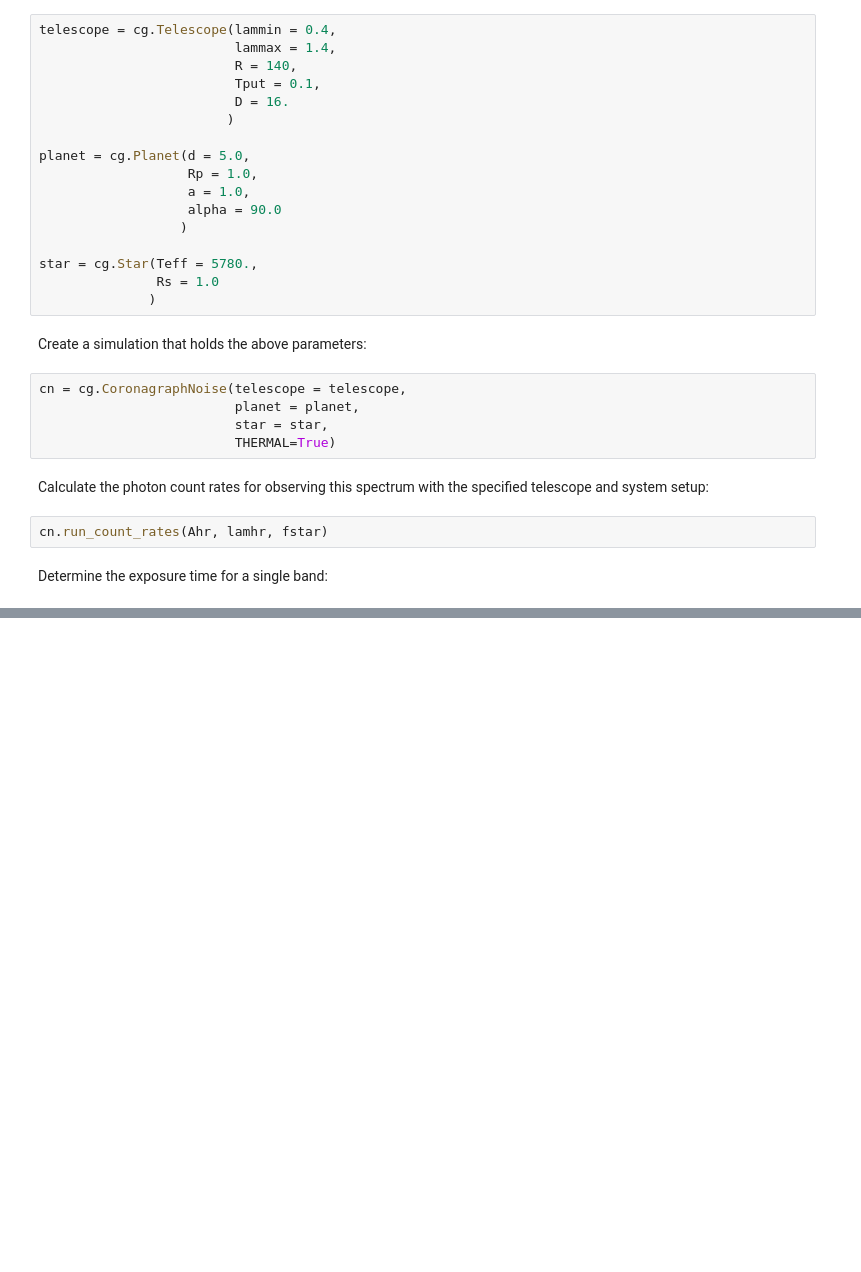
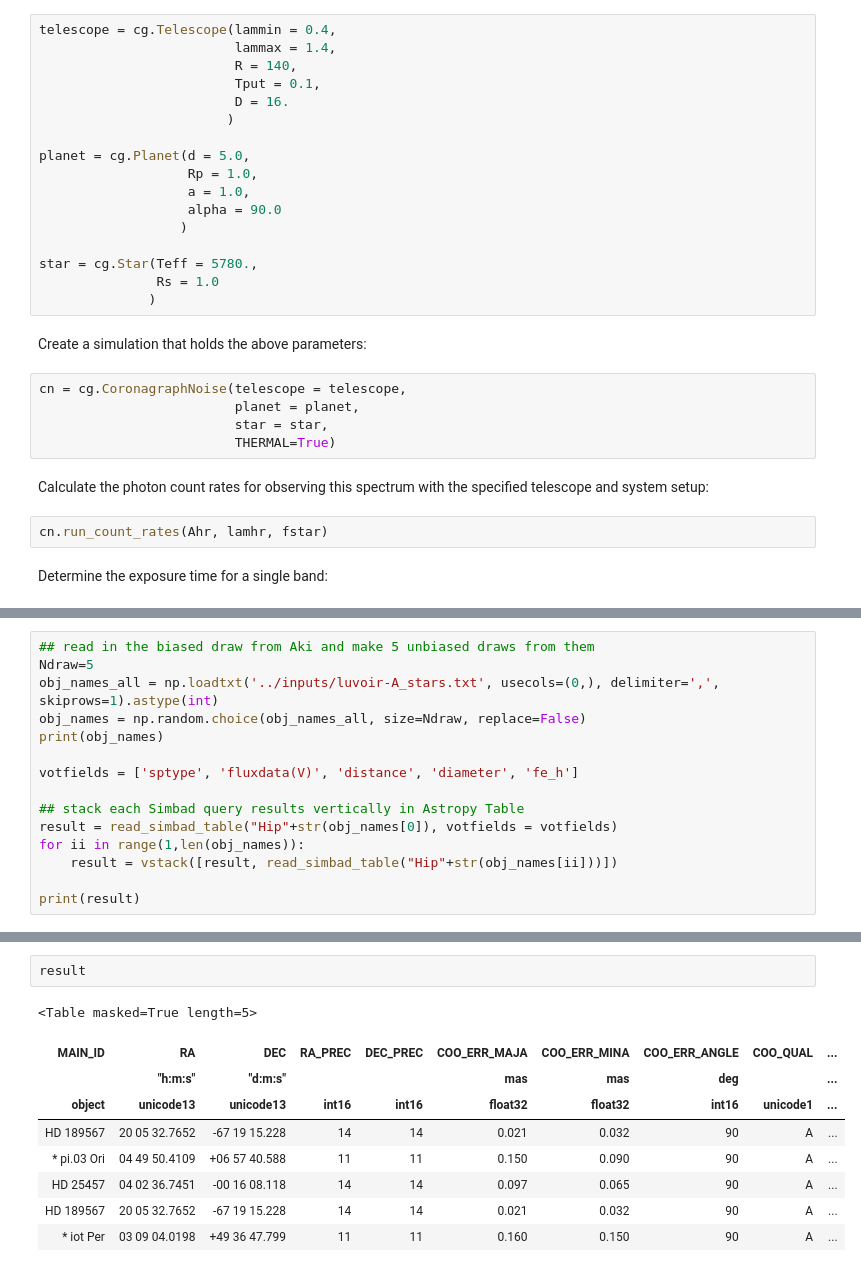
Before and after one commit to jlustigy/luvoir_hec_drm, a Jupyter notebook: notebooks/initial_spectroscopy.ipynb, the cells around one changed output, grey strips where cells are left out. Drawn from its saved outputs; the diff is of its cells as text; blank space fills up the shorter version.

Commit message:
lookup table for stellar types and minor updates

```diff
--- a/notebooks/initial_spectroscopy.ipynb
+++ b/notebooks/initial_spectroscopy.ipynb
@@ -430,0 +490,15 @@ etimes = determine_exposure_time(cn, [0.88, 1.0], title = "0.96$\mu$m H$_2$O", p
+# %%
+## read in the biased draw from Aki and make 5 unbiased draws from them
+Ndraw=5
+obj_names_all = np.loadtxt('../inputs/luvoir-A_stars.txt', usecols=(0,), delimiter=',', skiprows=1).astype(int)
+obj_names = np.random.choice(obj_names_all, size=Ndraw, replace=False)
+print(obj_names)
+
+votfields = ['sptype', 'fluxdata(V)', 'distance', 'diameter', 'fe_h']
+
+## stack each Simbad query results vertically in Astropy Table
+result = read_simbad_table("Hip"+str(obj_names[0]), votfields = votfields)
+for ii in range(1,len(obj_names)):
+    result = vstack([result, read_simbad_table("Hip"+str(obj_names[ii]))])
+
+print(result)
@@ -430,0 +516,12 @@ etimes = determine_exposure_time(cn, [0.88, 1.0], title = "0.96$\mu$m H$_2$O", p
+# %%
+result
+# %% [output]
+<Table masked=True length=5>
+| MAIN_ID | RA | DEC | RA_PREC | DEC_PREC | COO_ERR_MAJA | COO_ERR_MINA | COO_ERR_ANGLE | COO_QUAL | ... |
+|  | "h:m:s" | "d:m:s" |  |  | mas | mas | deg |  | ... |
+| object | unicode13 | unicode13 | int16 | int16 | float32 | float32 | int16 | unicode1 | ... |
+| HD 189567 | 20 05 32.7652 | -67 19 15.228 | 14 | 14 | 0.021 | 0.032 | 90 | A | ... |
+| * pi.03 Ori | 04 49 50.4109 | +06 57 40.588 | 11 | 11 | 0.150 | 0.090 | 90 | A | ... |
+| HD 25457 | 04 02 36.7451 | -00 16 08.118 | 14 | 14 | 0.097 | 0.065 | 90 | A | ... |
+| HD 189567 | 20 05 32.7652 | -67 19 15.228 | 14 | 14 | 0.021 | 0.032 | 90 | A | ... |
+| * iot Per | 03 09 04.0198 | +49 36 47.799 | 11 | 11 | 0.160 | 0.150 | 90 | A | ... |
```
Also changed, not shown: parts of 15 cells of this notebook, 1 other file.
